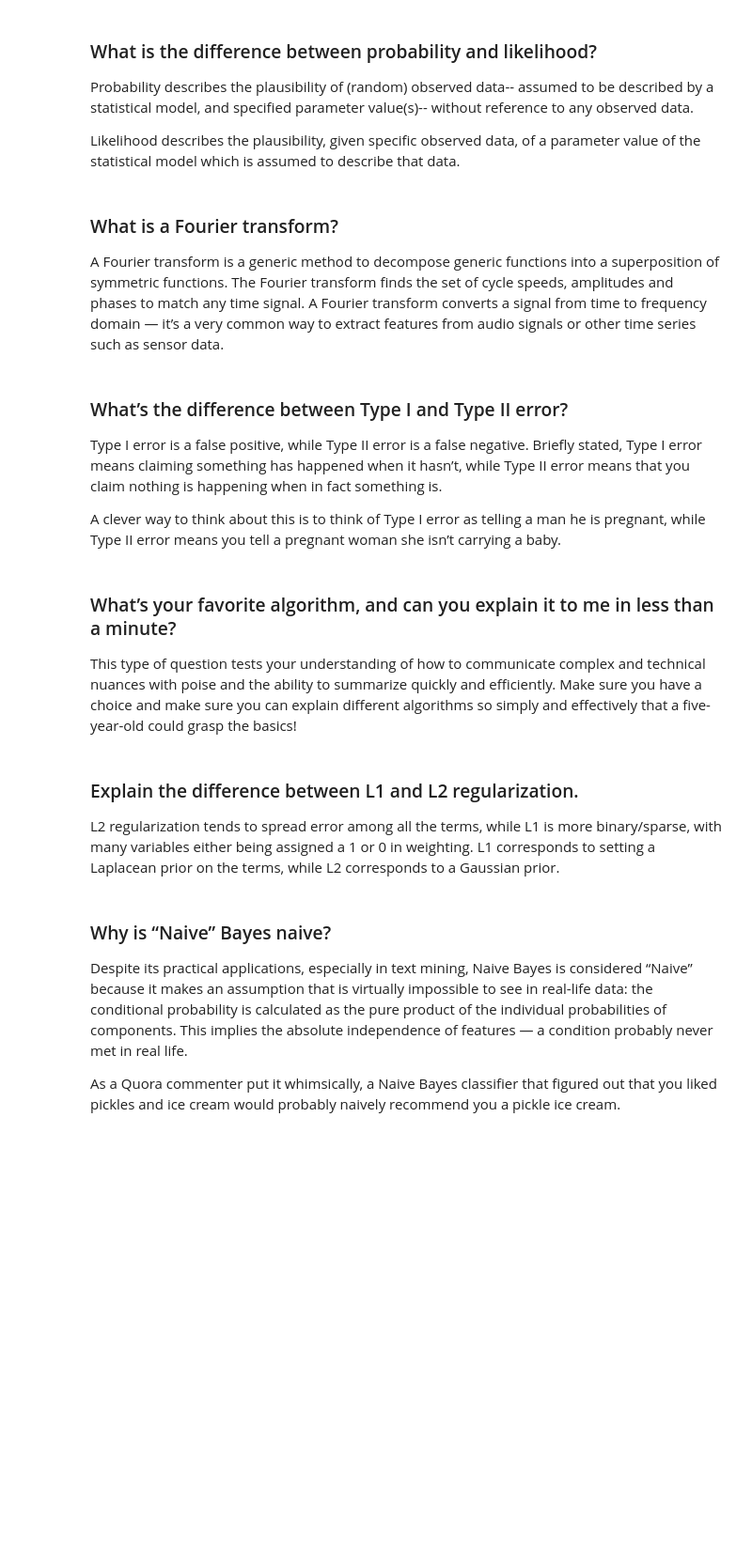
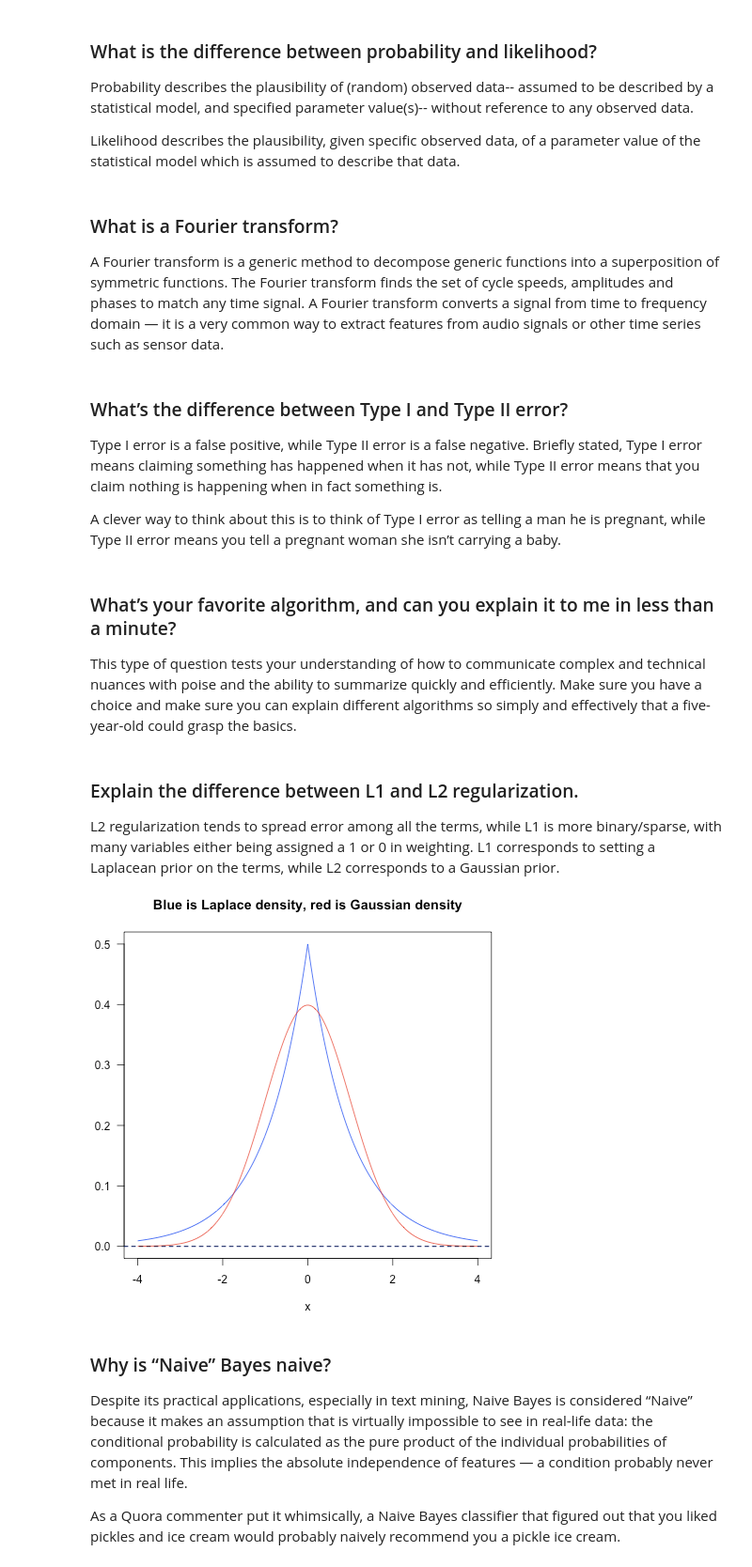
Before and after one commit to geoffreylink/Projects, a Jupyter notebook: Data Science FAQs.ipynb, the cells around one changed output. Shown: that part at 94% size. Saved outputs shown, nothing was run; the diff lists cells and outputs as text; code cells hidden in the pictures; blank space fills up the shorter version.

Commit message:
updated data science FAQs

```diff
--- a/Data Science FAQs.ipynb
+++ b/Data Science FAQs.ipynb
@@ -202,21 +317,26 @@ Likelihood describes the plausibility, given specific observed data, of a parame
 # %% [markdown]
 ### What is a Fourier transform?<a id="11"></a>
 
-A Fourier transform is a generic method to decompose generic functions into a superposition of symmetric functions. The Fourier transform finds the set of cycle speeds, amplitudes and phases to match any time signal. A Fourier transform converts a signal from time to frequency domain — it’s a very common way to extract features from audio signals or other time series such as sensor data.
+A Fourier transform is a generic method to decompose generic functions into a superposition of symmetric functions. The Fourier transform finds the set of cycle speeds, amplitudes and phases to match any time signal. A Fourier transform converts a signal from time to frequency domain — it is a very common way to extract features from audio signals or other time series such as sensor data.
 # %% [markdown]
 ### What’s the difference between Type I and Type II error?<a id="10"></a>
 
-Type I error is a false positive, while Type II error is a false negative. Briefly stated, Type I error means claiming something has happened when it hasn’t, while Type II error means that you claim nothing is happening when in fact something is.
+Type I error is a false positive, while Type II error is a false negative. Briefly stated, Type I error means claiming something has happened when it has not, while Type II error means that you claim nothing is happening when in fact something is.
 
 A clever way to think about this is to think of Type I error as telling a man he is pregnant, while Type II error means you tell a pregnant woman she isn’t carrying a baby.
 # %% [markdown]
 ### What’s your favorite algorithm, and can you explain it to me in less than a minute?<a id="9"></a>
 
-This type of question tests your understanding of how to communicate complex and technical nuances with poise and the ability to summarize quickly and efficiently. Make sure you have a choice and make sure you can explain different algorithms so simply and effectively that a five-year-old could grasp the basics!
+This type of question tests your understanding of how to communicate complex and technical nuances with poise and the ability to summarize quickly and efficiently. Make sure you have a choice and make sure you can explain different algorithms so simply and effectively that a five-year-old could grasp the basics.
 # %% [markdown]
 ### Explain the difference between L1 and L2 regularization.<a id="8"></a>
 
 L2 regularization tends to spread error among all the terms, while L1 is more binary/sparse, with many variables either being assigned a 1 or 0 in weighting. L1 corresponds to setting a Laplacean prior on the terms, while L2 corresponds to a Gaussian prior.
+# %%
+from IPython.display import Image
+Image(filename='LaplaceGaussian.png')
+# %% [output]
+[figure, added]
 # %% [markdown]
 ### Why is “Naive” Bayes naive?<a id="7"></a>
 
```
Also changed, not shown: parts of 52 cells of this notebook.
